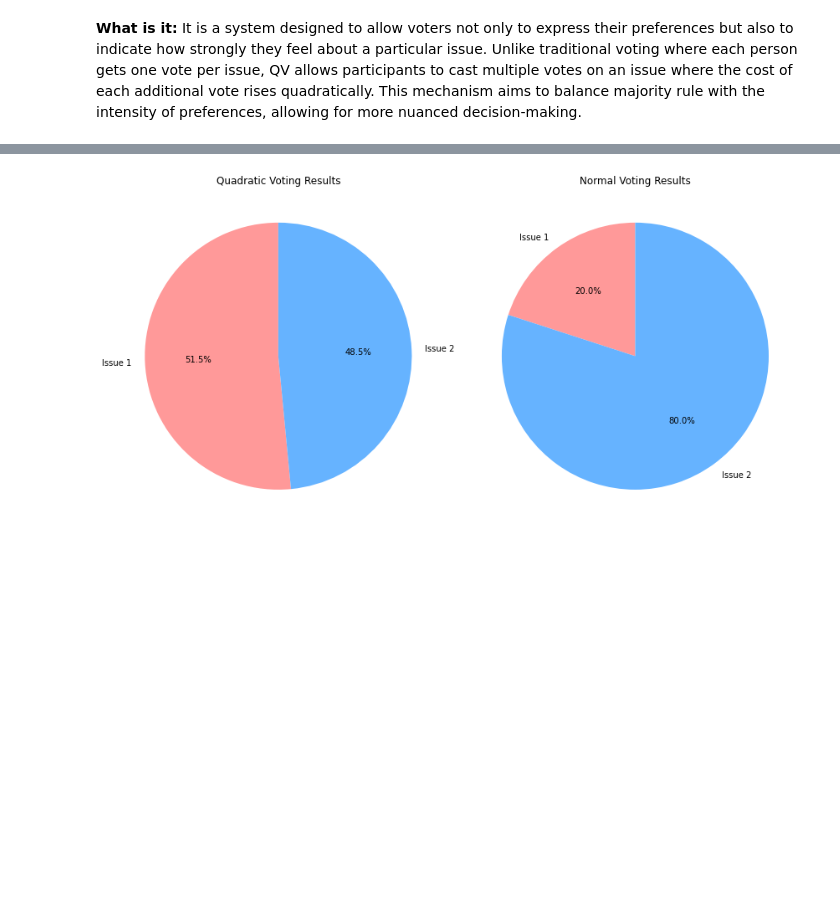
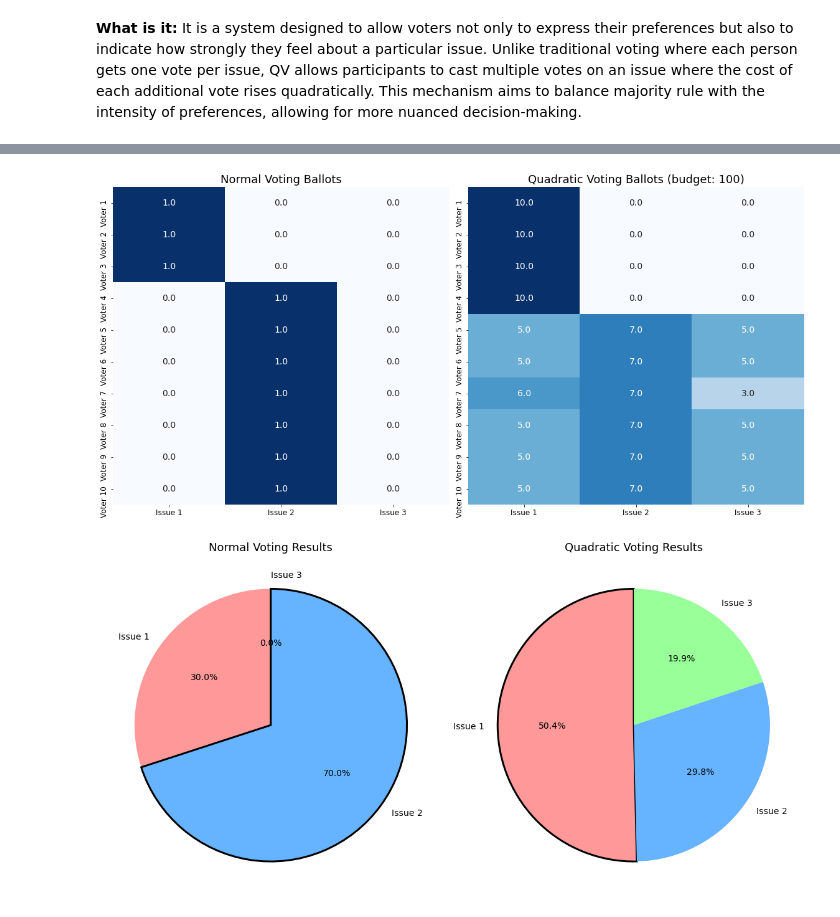
Before and after one commit to jinyoungkim927/quadratic_voting, a Jupyter notebook: quadatic_voting.ipynb, the cells around one changed output, grey strips where cells are left out. Drawn from its saved outputs; the diff is of its cells as text; code cells hidden in the pictures; blank space fills up the shorter version.

```diff
--- a/quadatic_voting.ipynb
+++ b/quadatic_voting.ipynb
@@ -15,63 +16,64 @@
 import numpy as np
 import matplotlib.pyplot as plt
 import pandas as pd
+import seaborn as sns
 
 # Toy example setup
-n_voters = 5
-n_issues = 2
-initial_credits = 100
-np.random.seed(0)  # For reproducibility
-
-# Generate underlying preferences
-preferences = np.array([
-    [10, 1],  # Voter 1 cares deeply about Issue 1
-    [1, 2],   # Other voters mildly prefer Issue 2
-    [1, 2],
-    [1, 2],
-    [1, 2]
-])
+n_voters, n_issues, initial_credits = 10, 3, 100
+np.random.seed(3)  # For reproducibility
 
 # Normal voting: 1 vote for the most preferred issue
-votes_normal = np.zeros((n_voters, n_issues), dtype=int)
-for voter in range(n_voters):
-    most_preferred = np.argmax(preferences[voter])
-    votes_normal[voter, most_preferred] = 1
+votes_normal = np.array([
+    [1, 0, 0], [1, 0, 0], [1, 0, 0], [0, 1, 0], [0, 1, 0],
+    [0, 1, 0], [0, 1, 0], [0, 1, 0], [0, 1, 0], [0, 1, 0]
+])
 
 # Quadratic voting
 votes_qv = np.zeros((n_voters, n_issues))
-votes_qv[0] = [10, 0]  # Allocating 8 votes to Issue 1 and 6 votes to Issue 2 for Voter 1
-for voter in range(1, n_voters):
-    votes_qv[voter] = [6, 8]  # Other voters mildly prefer Issue 2
+votes_qv[:4] = [10, 0, 0]  # First 4 voters strongly support Issue 1
+for voter in range(4, n_voters):
+    votes_qv[voter] = [6, 7, 3] if np.random.random() < 0.5 else [5, 7, 5]
 
 # Create DataFrames for visualization
-df_preferences = pd.DataFrame(preferences, columns=[f'Issue {i+1}' for i in range(n_issues)], index=[f'Voter {i+1}' for i in range(n_voters)])
 df_normal = pd.DataFrame(votes_normal, columns=[f'Issue {i+1}' for i in range(n_issues)], index=[f'Voter {i+1}' for i in range(n_voters)])
 df_qv = pd.DataFrame(votes_qv, columns=[f'Issue {i+1}' for i in range(n_issues)], index=[f'Voter {i+1}' for i in range(n_voters)])
 
-# Display the results
-print("Underlying Preferences:")
-print(df_preferences)
-print("\nNormal Voting Ballots:")
-print(df_normal)
-print("\nQuadratic Voting Ballots:")
-print(df_qv)
+# Visualizing preferences with heatmaps
+fig, ax_tables = plt.subplots(1, 2, figsize=(16, 8))
 
-# Visualizing voting results
+# Normal Voting Heatmap
+sns.heatmap(df_normal, annot=True, cmap='Blues', cbar=False, ax=ax_tables[0], annot_kws={'size': 14}, fmt='.1f')
+ax_tables[0].set_title('Normal Voting Ballots', fontsize=18)
+ax_tables[0].tick_params(labelsize=12)
+
+# Quadratic Voting Heatmap
+sns.heatmap(df_qv, annot=True, cmap='Blues', cbar=False, ax=ax_tables[1], annot_kws={'size': 14}, fmt='.1f')
+ax_tables[1].set_title('Quadratic Voting Ballots (budget: 100)', fontsize=18)
+ax_tables[1].tick_params(labelsize=12)
+
+plt.tight_layout()
+plt.show()
+
+# Visualizing voting results with pie charts
 total_votes_normal = votes_normal.sum(axis=0)
 total_votes_qv = votes_qv.sum(axis=0)
 
 labels = [f"Issue {i+1}" for i in range(n_issues)]
-colors = ['#ff9999', '#66b3ff']
+colors = ['#ff9999', '#66b3ff', '#99ff99']
 
-fig, (ax1, ax2) = plt.subplots(1, 2, figsize=(12, 6))
+fig, (ax1, ax2) = plt.subplots(1, 2, figsize=(16, 8))
+
+# Normal Voting Pie Chart
+wedges, _, _ = ax1.pie(total_votes_normal, labels=labels, colors=colors, autopct='%1.1f%%', startangle=90, textprops={'fontsize': 14})
+ax1.set_title('Normal Voting Results', fontsize=18)
+wedges[np.argmax(total_votes_normal)].set_edgecolor('black')
+wedges[np.argmax(total_votes_normal)].set_linewidth(3)
 
 # Quadratic Voting Pie Chart
-ax1.pie(total_votes_qv, labels=labels, colors=colors, autopct='%1.1f%%', startangle=90)
-ax1.set_title('Quadratic Voting Results')
-
-# Normal Voting Pie Chart
-ax2.pie(total_votes_normal, labels=labels, colors=colors, autopct='%1.1f%%', startangle=90)
-ax2.set_title('Normal Voting Results')
+wedges, _, _ = ax2.pie(total_votes_qv, labels=labels, colors=colors, autopct='%1.1f%%', startangle=90, textprops={'fontsize': 14})
+ax2.set_title('Quadratic Voting Results', fontsize=18)
+wedges[np.argmax(total_votes_qv)].set_edgecolor('black')
+wedges[np.argmax(total_votes_qv)].set_linewidth(3)
 
 plt.tight_layout()
 plt.show()
@@ -96 +81,2 @@ Voter 5      6.0      8.0
-[figure, old version]
+[figure, new version]
+[figure, added]
```
Also changed, not shown: parts of 7 cells of this notebook.
